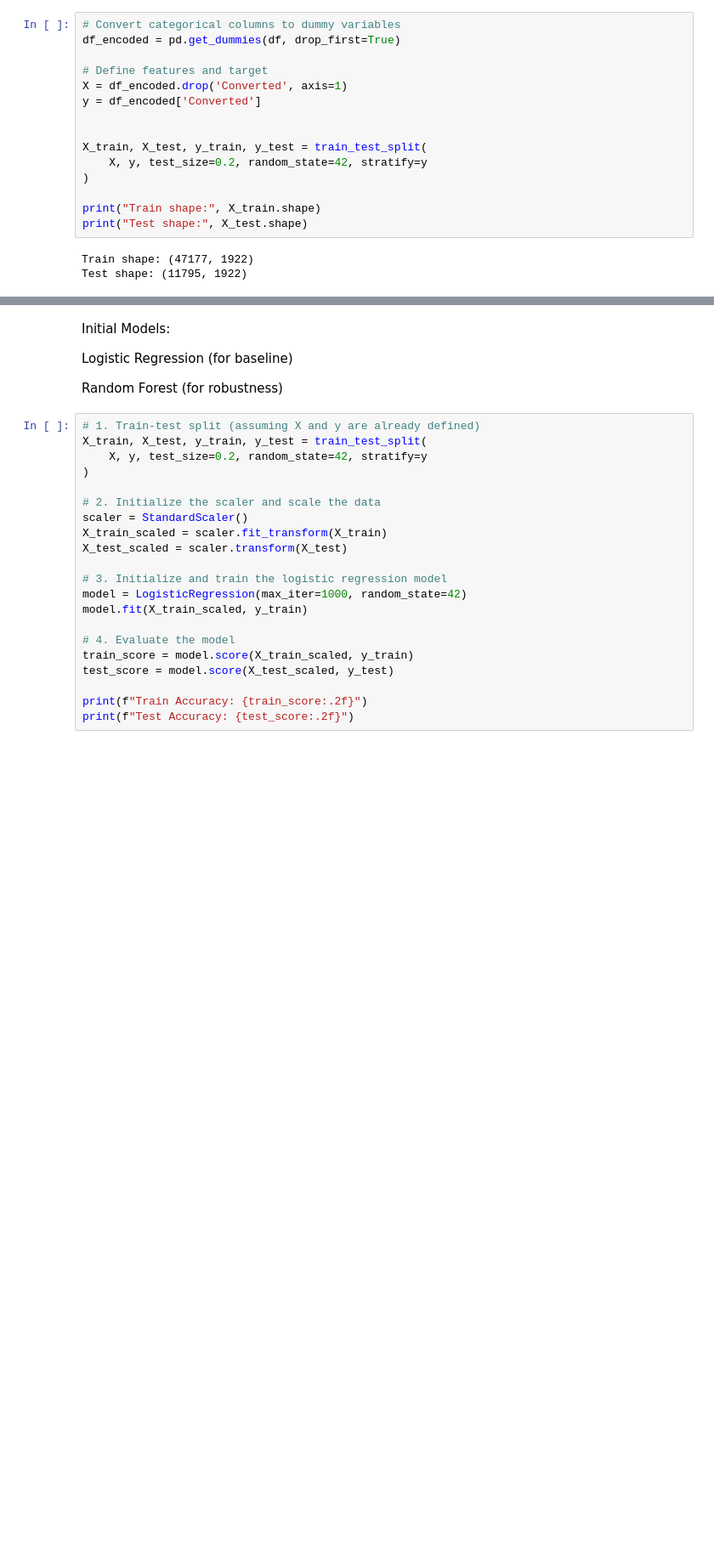
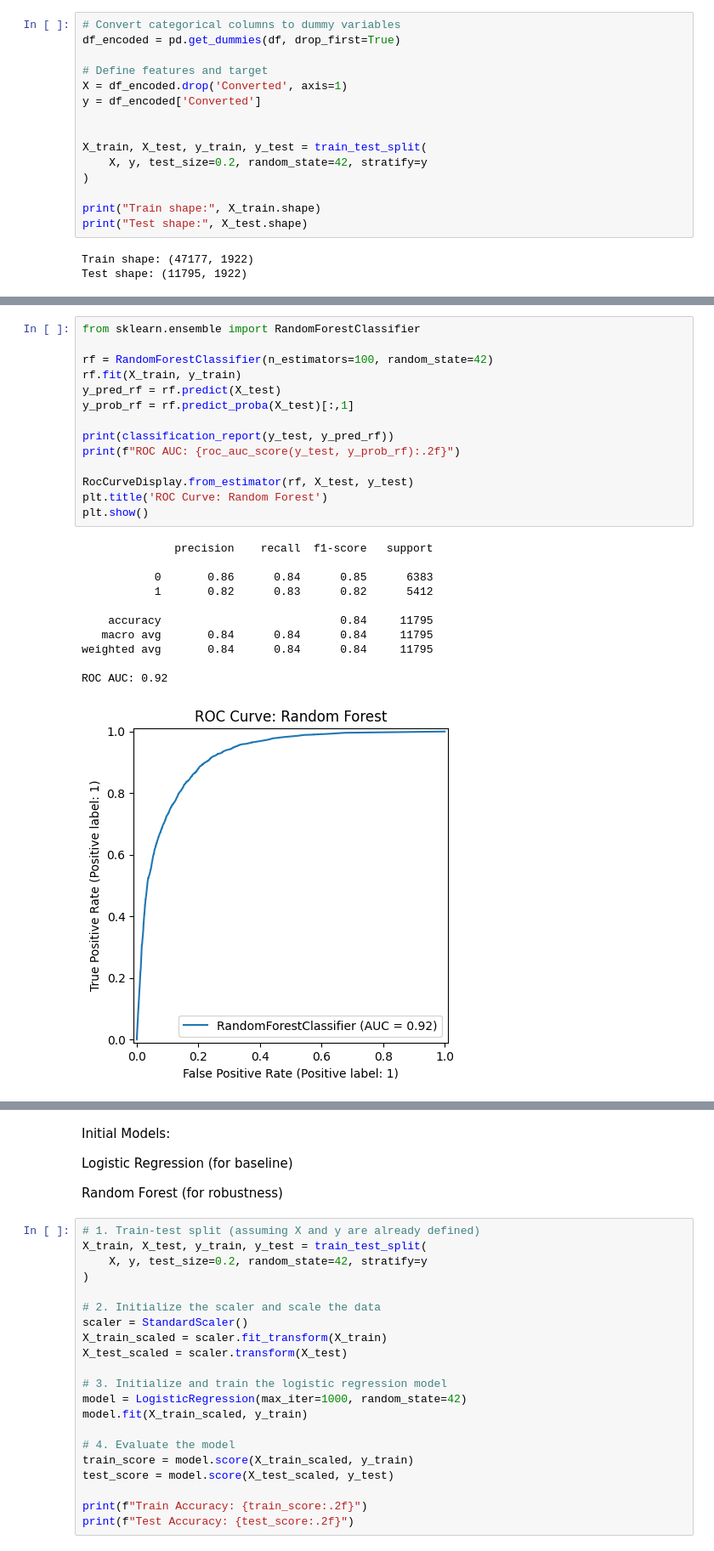
Before and after one commit to mindah-roche/lead-churn-prediction, a Jupyter notebook: Churn Prediction.ipynb, the cells around one changed output, grey strips where cells are left out. Shown at 85% size. Drawn from its saved outputs; the diff is of its cells as text; blank space fills up the shorter version.

```diff
--- a/Churn Prediction.ipynb
+++ b/Churn Prediction.ipynb
@@ -748,0 +837,26 @@ Test shape: (11795, 1922)
+# %%
+from sklearn.ensemble import RandomForestClassifier
+
+rf = RandomForestClassifier(n_estimators=100, random_state=42)
+rf.fit(X_train, y_train)
+y_pred_rf = rf.predict(X_test)
+y_prob_rf = rf.predict_proba(X_test)[:,1]
+
+print(classification_report(y_test, y_pred_rf))
+print(f"ROC AUC: {roc_auc_score(y_test, y_prob_rf):.2f}")
+
+RocCurveDisplay.from_estimator(rf, X_test, y_test)
+plt.title('ROC Curve: Random Forest')
+plt.show()
+# %% [output]
+              precision    recall  f1-score   support
+
+           0       0.86      0.84      0.85      6383
+           1       0.82      0.83      0.82      5412
+
+    accuracy                           0.84     11795
+   macro avg       0.84      0.84      0.84     11795
+weighted avg       0.84      0.84      0.84     11795
+
+ROC AUC: 0.92
+[figure, added]
```
Also changed, not shown: parts of 6 cells of this notebook.
